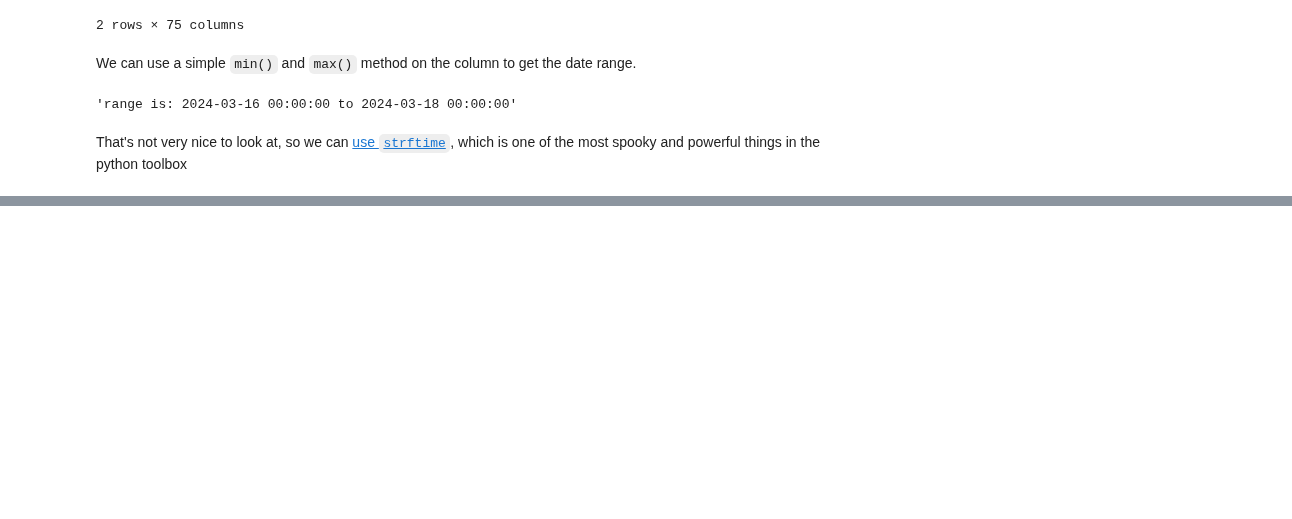
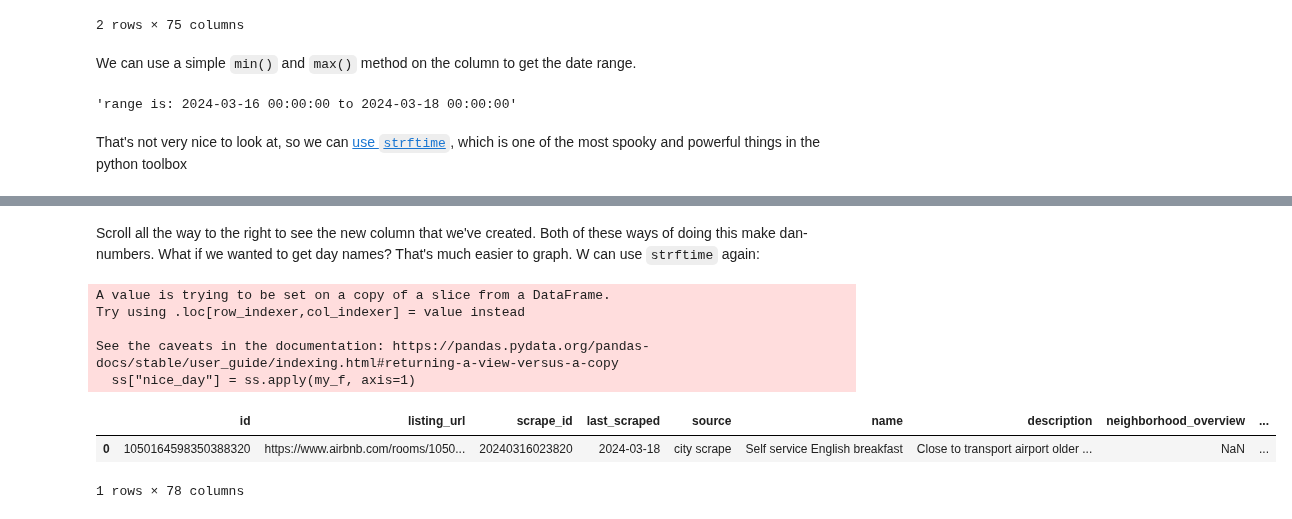
Before and after one commit to karenstevani/data_project, a Jupyter notebook: proj.ipynb, the cells around one changed output, grey strips where cells are left out. Drawn from its saved outputs; the diff is of its cells as text; code cells hidden in the pictures; blank space fills up the shorter version.

```diff
--- a/proj.ipynb
+++ b/proj.ipynb
@@ -366,0 +433,2 @@ That's not very nice to look at, so we can [use `strftime`](https://strftime.org
+# %%
+ss = listing_data.loc[:5]
@@ -366,0 +437,3 @@ That's not very nice to look at, so we can [use `strftime`](https://strftime.org
+# %%
+ss["day_from_lambda"] = ss.apply(lambda x: x.last_scraped.day, axis=1)
+ss.head(2)
@@ -366,0 +469,18 @@ That's not very nice to look at, so we can [use `strftime`](https://strftime.org
+# %% [markdown]
+Scroll all the way to the right to see the new column that we've created. Both of these ways of doing this make dan-numbers. What if we wanted to get day names? That's much easier to graph. W can use `strftime` again:
+# %%
+def my_f(x):
+    return datetime.strftime(x.last_scraped, "%A")
+
+
+ss["nice_day"] = ss.apply(my_f, axis=1)
+ss.head(1)
+# %% [output]
+A value is trying to be set on a copy of a slice from a DataFrame.
+Try using .loc[row_indexer,col_indexer] = value instead
+
+See the caveats in the documentation: https://pandas.pydata.org/pandas-docs/stable/user_guide/indexing.html#returning-a-view-versus-a-copy
+  ss["nice_day"] = ss.apply(my_f, axis=1)
+|  | id | listing_url | scrape_id | last_scraped | source | name | description | neighborhood_overview | ... |
+| 0 | 1050164598350388320 | https://www.airbnb.com/rooms/1050... | 20240316023820 | 2024-03-18 | city scrape | Self service English breakfast | Close to transport airport older ... | NaN | ... |
+1 rows × 78 columns
```
Also changed, not shown: parts of 12 cells of this notebook.
